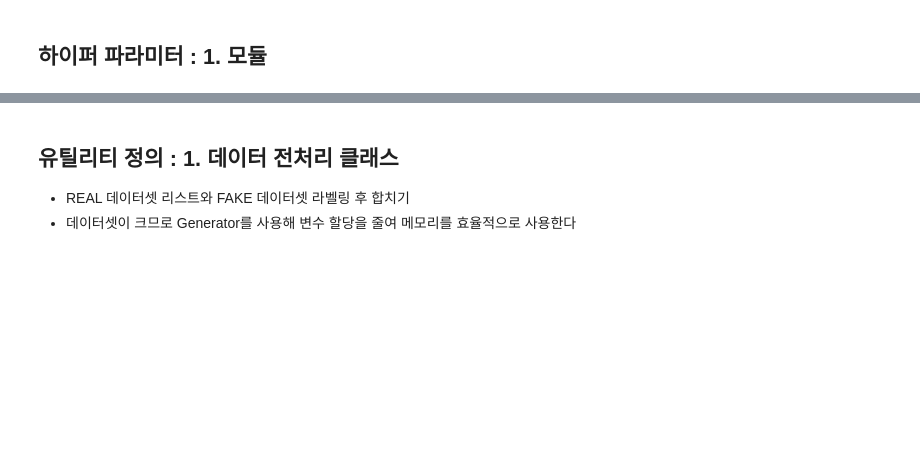
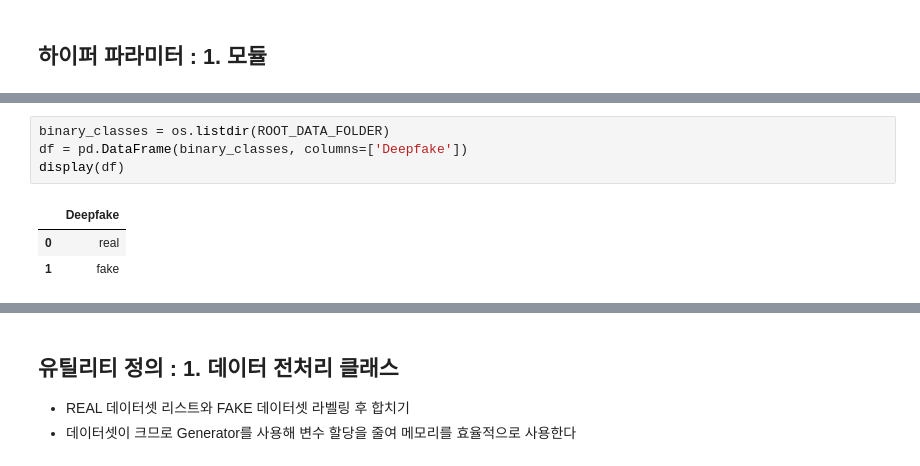
Before and after one commit to MinHyungRHIE/Project.DeepFakeDetection, a Jupyter notebook: workspace/Inception_Resnet 모델.ipynb, the cells around one changed output, grey strips where cells are left out. Cells and saved outputs as stored; diff of their text form; blank space fills up the shorter version.

```diff
--- a/workspace/Inception_Resnet 모델.ipynb
+++ b/workspace/Inception_Resnet 모델.ipynb
@@ -33,0 +51,8 @@ FAKE 영상 수 : 265658, 경로 : ../../../dataset/train_sample_videos/fake
+# %%
+binary_classes = os.listdir(ROOT_DATA_FOLDER)
+df = pd.DataFrame(binary_classes, columns=['Deepfake'])
+display(df)
+# %% [output]
+|  | Deepfake |
+| 0 | real |
+| 1 | fake |
```
Also changed, not shown: parts of 16 cells of this notebook, 2 other files.
